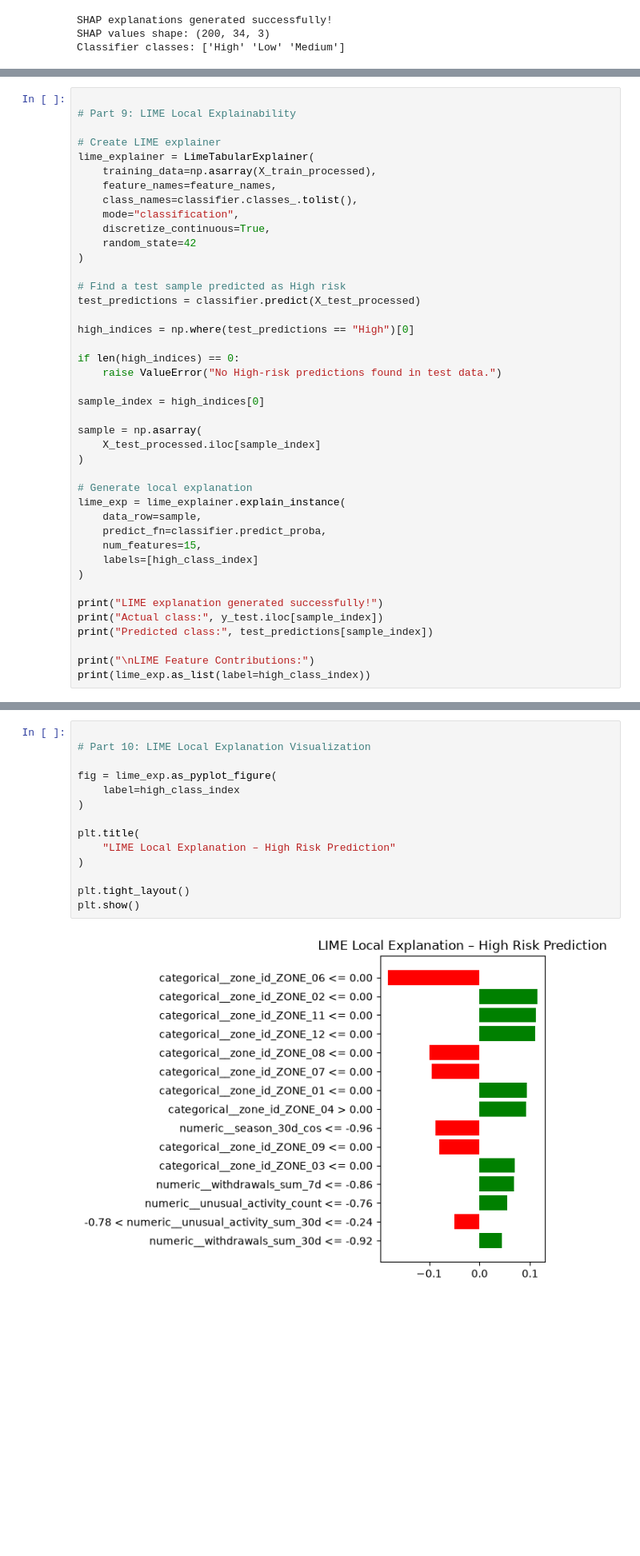
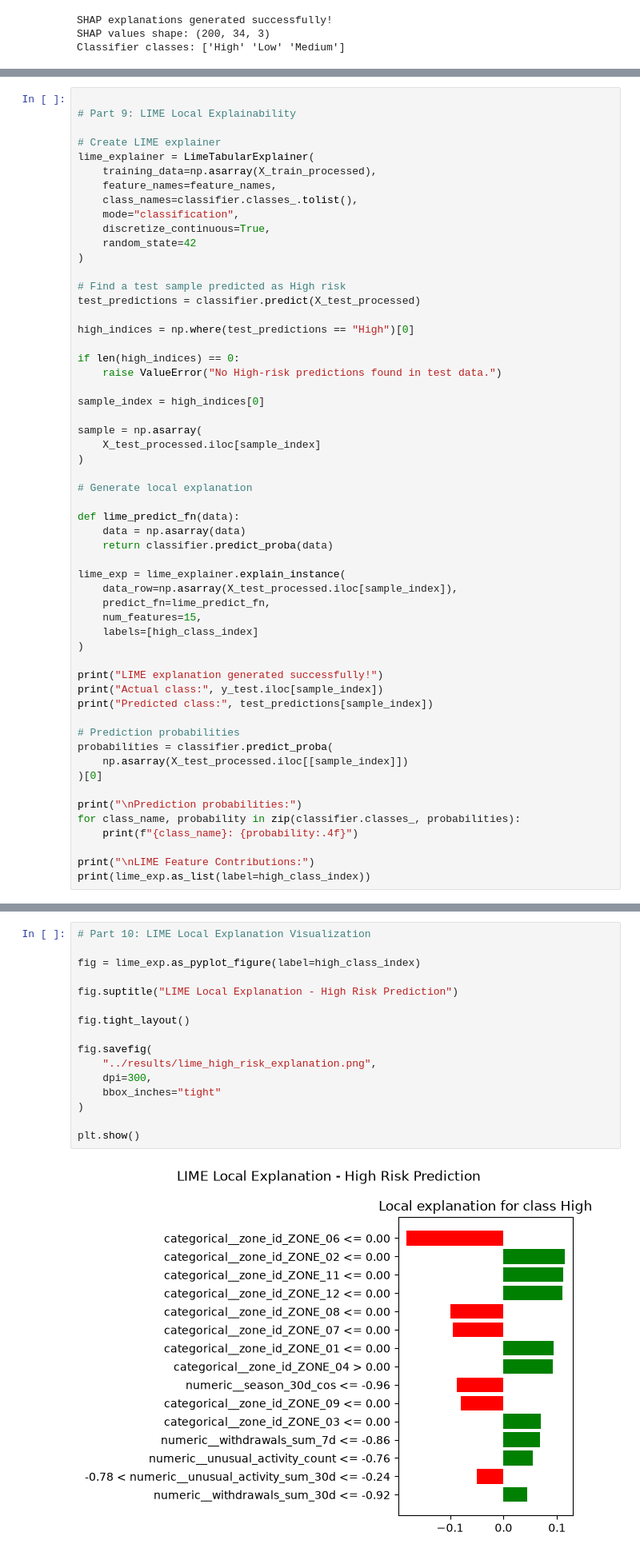
Before and after one commit to vipin-soni01/Cash-Withdrawl-Forecast, a Jupyter notebook: notebooks/04_explainable_ai.ipynb, the cells around one changed output, grey strips where cells are left out. Shown at 80% size. Cells and saved outputs as stored; diff of their text form; blank space fills up the shorter version.

```diff
--- a/notebooks/04_explainable_ai.ipynb
+++ b/notebooks/04_explainable_ai.ipynb
@@ -242,9 +247,14 @@ sample = np.asarray(
 )
 
 # Generate local explanation
+
+def lime_predict_fn(data):
+    data = np.asarray(data)
+    return classifier.predict_proba(data)
+
 lime_exp = lime_explainer.explain_instance(
-    data_row=sample,
-    predict_fn=classifier.predict_proba,
+    data_row=np.asarray(X_test_processed.iloc[sample_index]),
+    predict_fn=lime_predict_fn,
     num_features=15,
     labels=[high_class_index]
 )
@@ -253,6 +263,15 @@ print("LIME explanation generated successfully!")
 print("Actual class:", y_test.iloc[sample_index])
 print("Predicted class:", test_predictions[sample_index])
 
+# Prediction probabilities
+probabilities = classifier.predict_proba(
+    np.asarray(X_test_processed.iloc[[sample_index]])
+)[0]
+
+print("\nPrediction probabilities:")
+for class_name, probability in zip(classifier.classes_, probabilities):
+    print(f"{class_name}: {probability:.4f}")
+
 print("\nLIME Feature Contributions:")
 print(lime_exp.as_list(label=high_class_index))
 # %% [output]
@@ -263,18 +287,20 @@ Predicted class: High
 LIME Feature Contributions:
 [('categorical__zone_id_ZONE_06 <= 0.00', -0.1820774813802702), ('categorical__zone_id_ZONE_02 <= 0.00', 0.11470933561135954), ('categorical__zone_id_ZONE_11 <= 0.00', 0.11185642947300817), ('categori ...
 # %%
-
 # Part 10: LIME Local Explanation Visualization
 
-fig = lime_exp.as_pyplot_figure(
-    label=high_class_index
+fig = lime_exp.as_pyplot_figure(label=high_class_index)
+
+fig.suptitle("LIME Local Explanation - High Risk Prediction")
+
+fig.tight_layout()
+
+fig.savefig(
+    "../results/lime_high_risk_explanation.png",
+    dpi=300,
+    bbox_inches="tight"
 )
 
-plt.title(
-    "LIME Local Explanation – High Risk Prediction"
-)
-
-plt.tight_layout()
 plt.show()
 # %% [output]
-[figure, old version]
+[figure, new version]
```
Also changed, not shown: parts of 4 cells of this notebook, 19 other files.
